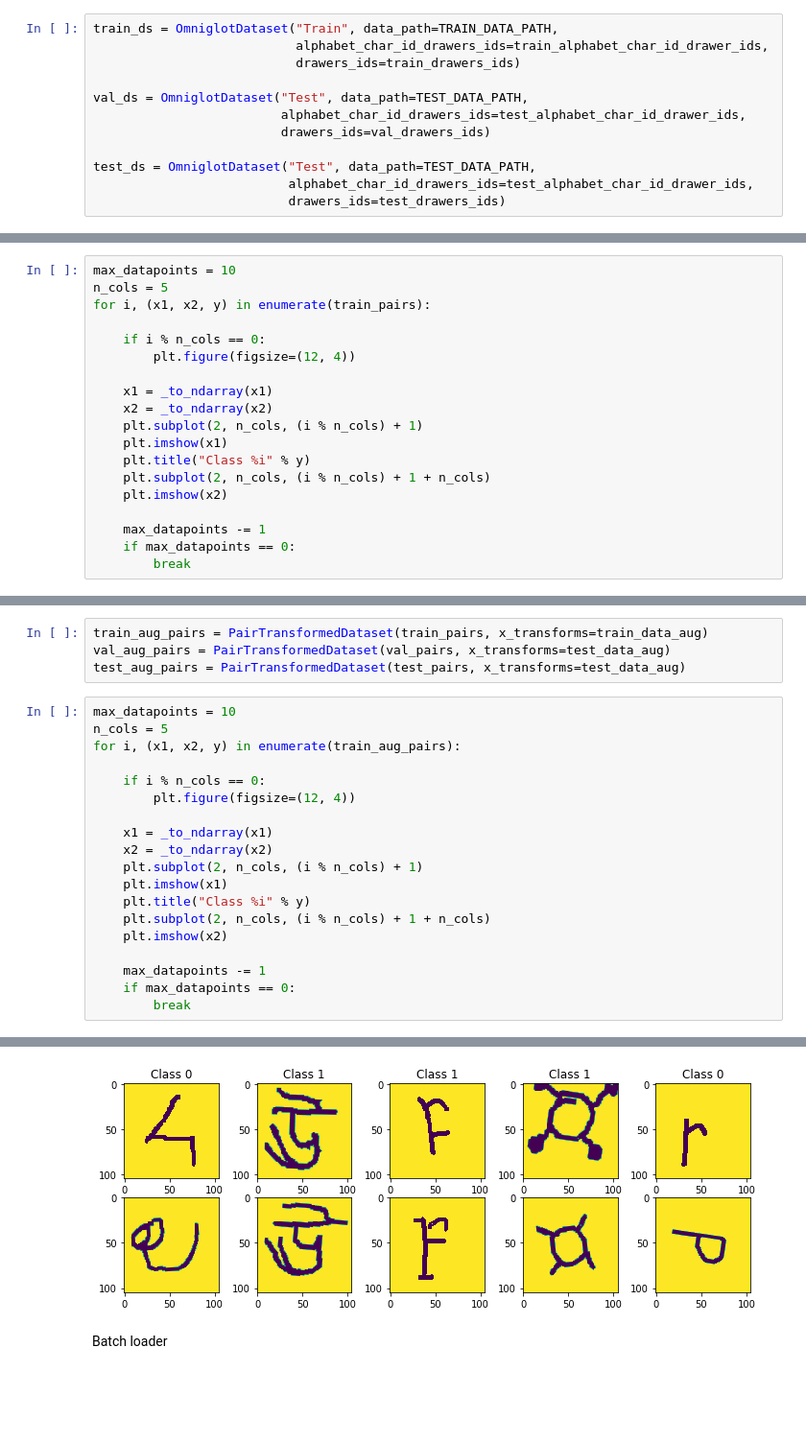
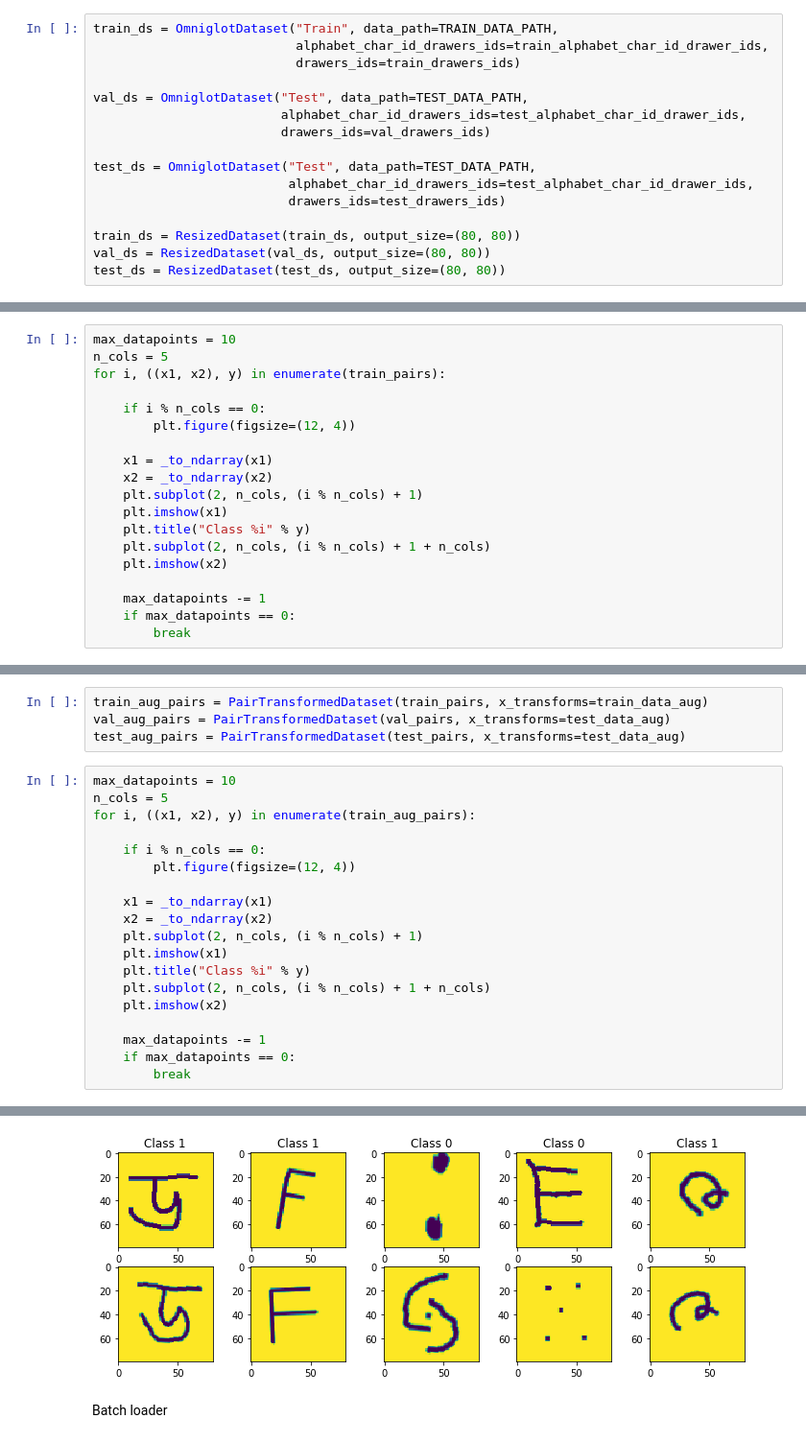
Before and after one commit to vfdev-5/pytorch-my_examples, a Jupyter notebook: SiameseNetworks/Siamese_Networks__2_Omniglot_dataflow.ipynb, the cells around one changed output, grey strips where cells are left out. Shown: that part at 96% size. Cells and saved outputs as stored; diff of their text form; blank space fills up the shorter version.

Commit message:
[WIP] 3rd part : Training Verification task, 4th part : One-shot learning evaluation

```diff
--- a/SiameseNetworks/Siamese_Networks__2_Omniglot_dataflow.ipynb
+++ b/SiameseNetworks/Siamese_Networks__2_Omniglot_dataflow.ipynb
@@ -226,6 +230,10 @@ val_ds = OmniglotDataset("Test", data_path=TEST_DATA_PATH,
 test_ds = OmniglotDataset("Test", data_path=TEST_DATA_PATH,
                           alphabet_char_id_drawers_ids=test_alphabet_char_id_drawer_ids,
                           drawers_ids=test_drawers_ids)
+
+train_ds = ResizedDataset(train_ds, output_size=(80, 80))
+val_ds = ResizedDataset(val_ds, output_size=(80, 80))
+test_ds = ResizedDataset(test_ds, output_size=(80, 80))
 # %%
 len(train_ds), len(val_ds), len(test_ds)
 # %% [output]
@@ -260,7 +268,7 @@ len(train_pairs), len(val_pairs), len(test_pairs)
 # %%
 max_datapoints = 10
 n_cols = 5
-for i, (x1, x2, y) in enumerate(train_pairs):
+for i, ((x1, x2), y) in enumerate(train_pairs):
 
     if i % n_cols == 0:
         plt.figure(figsize=(12, 4))
@@ -311,7 +319,7 @@ test_aug_pairs = PairTransformedDataset(test_pairs, x_transforms=test_data_aug)
 # %%
 max_datapoints = 10
 n_cols = 5
-for i, (x1, x2, y) in enumerate(train_aug_pairs):
+for i, ((x1, x2), y) in enumerate(train_aug_pairs):
 
     if i % n_cols == 0:
         plt.figure(figsize=(12, 4))
@@ -332,4 +340,4 @@ for i, (x1, x2, y) in enumerate(train_aug_pairs):
-[figure, old version]
+[figure, new version]
 # %% [markdown]
 Batch loader
 # %%
```
Also changed, not shown: parts of 10 cells of this notebook, 12 other files.
